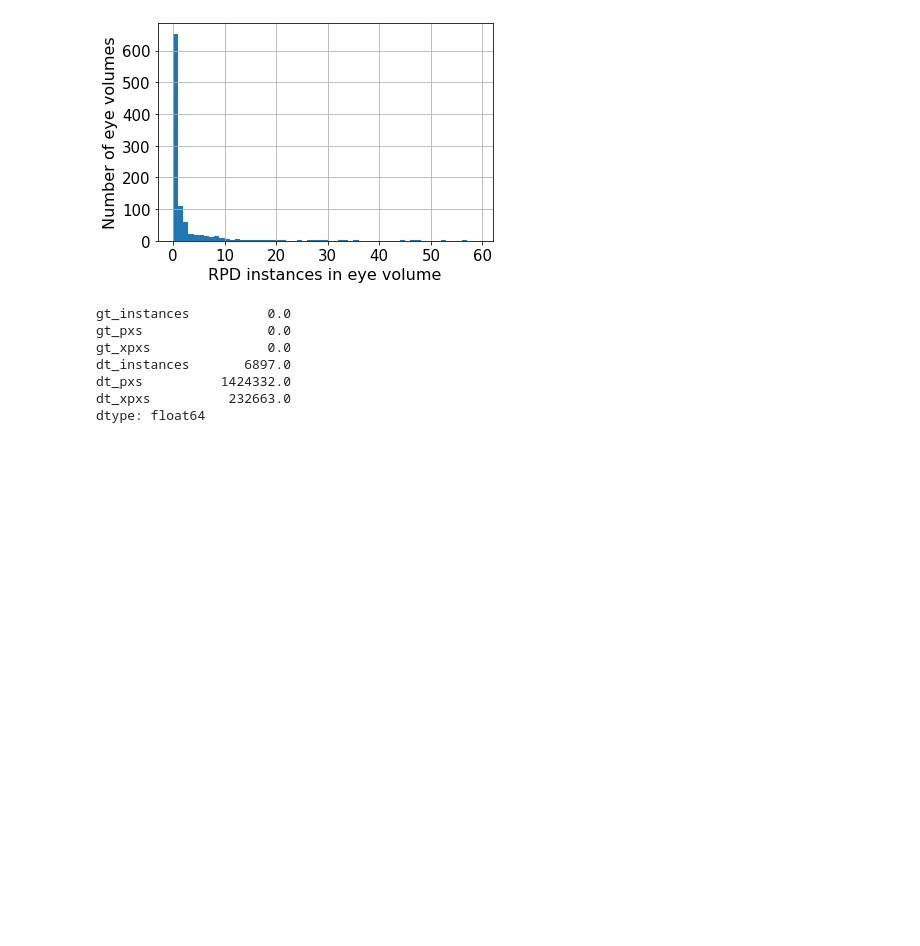
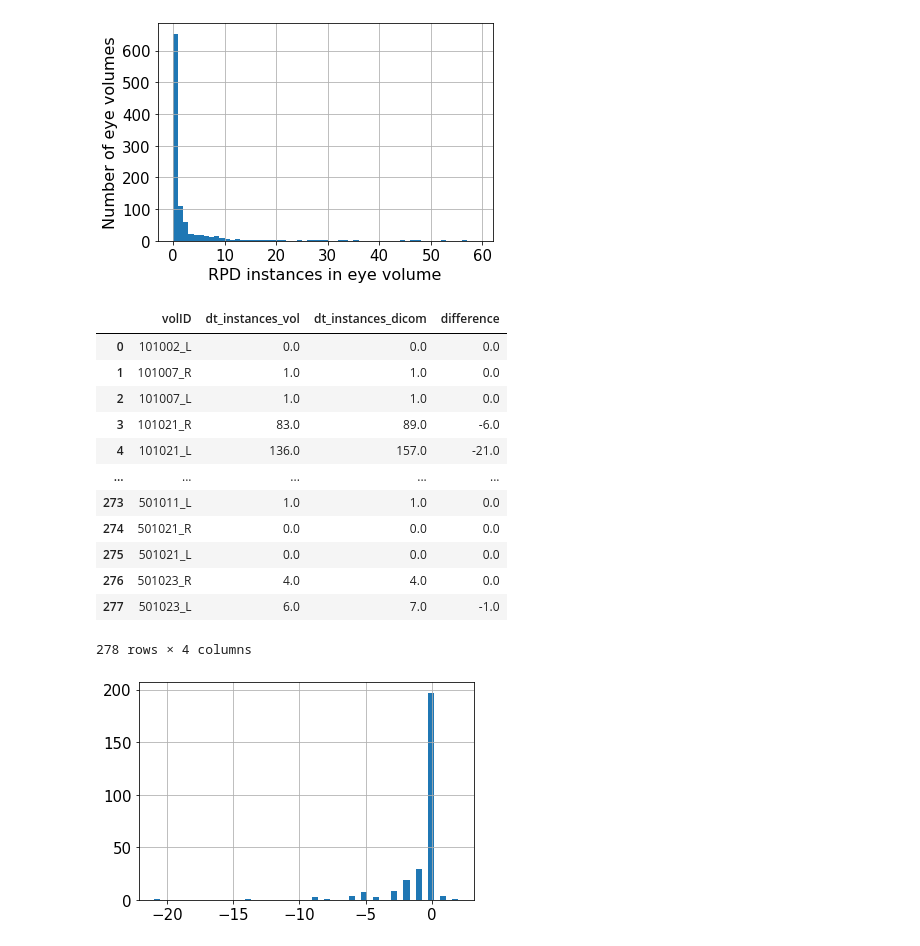
Before and after one commit to uw-biomedical-ml/detectron2-rpd-yb, a Jupyter notebook: runEnsemble.ipynb, the cells around one changed output. Saved outputs shown, nothing was run; the diff lists cells and outputs as text; code cells hidden in the pictures; blank space fills up the shorter version.

```diff
--- a/runEnsemble.ipynb
+++ b/runEnsemble.ipynb
@@ -279,13 +274,28 @@ html_str = dfimg.style.set_table_styles(styles).render()
 html_file = open(os.path.join('output_'+ dataset_name + '/dfimg_'+dataset_name+'.html'),'w')
 html_file.write(html_str)
 html_file.close()
-# %%
-dfpts.sum()
-# %% [output]
-gt_instances          0.0
-gt_pxs                0.0
-gt_xpxs               0.0
-dt_instances       6897.0
-dt_pxs          1424332.0
-dt_xpxs          232663.0
-dtype: float64
+# %%
+import pandas as pd
+dfpts_di = pd.read_csv('output_ext_test_dicom/dfpts_ext_test_dicom.csv')[['volID','dt_instances']]
+dfpts_vol = pd.read_csv('output_ext_test/dfpts_ext_test.csv')[['volID','dt_instances']]
+dfpts_vol['volID'] = dfpts_vol.volID.str.replace('OD','R')
+dfpts_vol['volID'] = dfpts_vol.volID.str.replace('OS','L')
+# %%
+dfcompare = dfpts_vol.merge(dfpts_di,on='volID',suffixes=['_vol','_dicom'])
+(dfcompare.dt_instances_vol-dfcompare.dt_instances_dicom).hist(bins=50)
+dfcompare = dfcompare.assign(difference=(dfcompare.dt_instances_vol-dfcompare.dt_instances_dicom))
+# %% [output]
+|  | volID | dt_instances_vol | dt_instances_dicom | difference |
+| 0 | 101002_L | 0.0 | 0.0 | 0.0 |
+| 1 | 101007_R | 1.0 | 1.0 | 0.0 |
+| 2 | 101007_L | 1.0 | 1.0 | 0.0 |
+| 3 | 101021_R | 83.0 | 89.0 | -6.0 |
+| 4 | 101021_L | 136.0 | 157.0 | -21.0 |
+| ... | ... | ... | ... | ... |
+| 273 | 501011_L | 1.0 | 1.0 | 0.0 |
+| 274 | 501021_R | 0.0 | 0.0 | 0.0 |
+| 275 | 501021_L | 0.0 | 0.0 | 0.0 |
+| 276 | 501023_R | 4.0 | 4.0 | 0.0 |
+| 277 | 501023_L | 6.0 | 7.0 | -1.0 |
+278 rows × 4 columns
+[figure, added]
```
Also changed, not shown: parts of 9 cells of this notebook, 14 other files.
